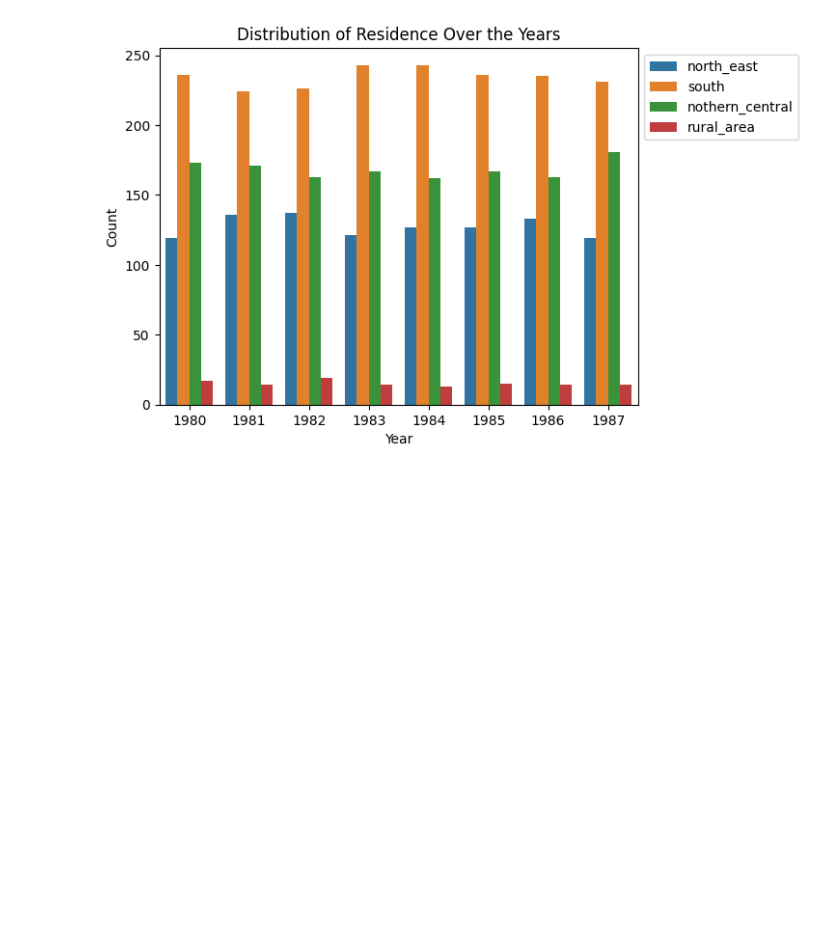
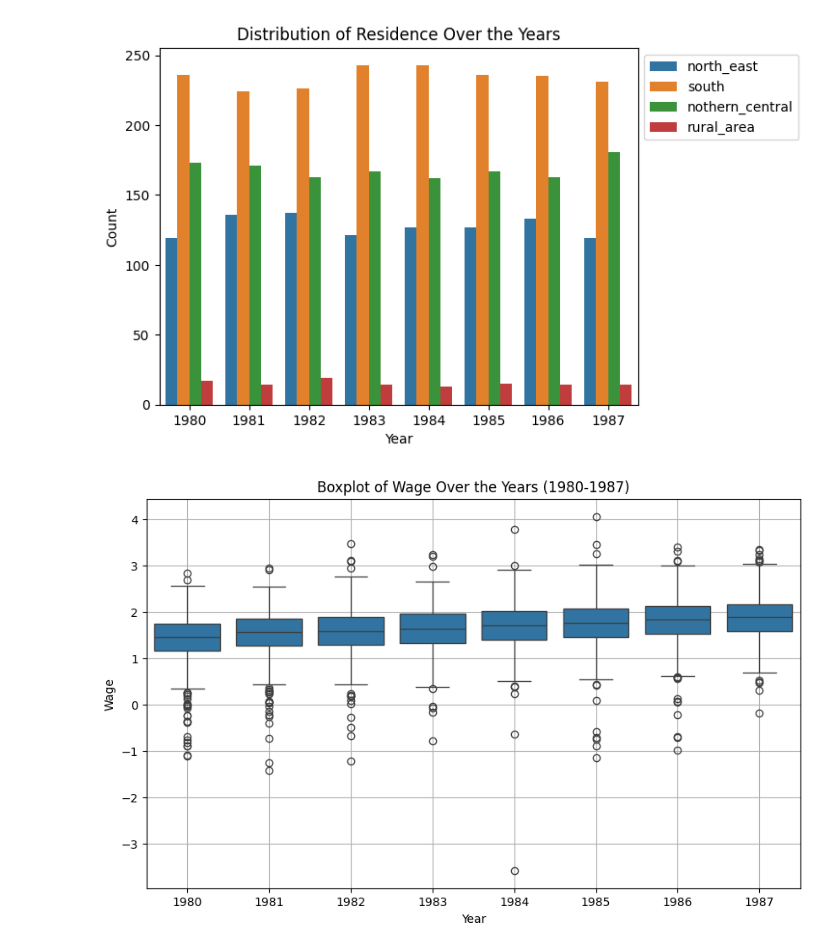
Before and after one commit to levyashvin/exploratory-data-analysis, a Jupyter notebook: males_dataset_analysis.ipynb, the cells around one changed output. Cells and saved outputs as stored; diff of their text form; code cells hidden in the pictures; blank space fills up the shorter version.

```diff
--- a/males_dataset_analysis.ipynb
+++ b/males_dataset_analysis.ipynb
@@ -253,3 +253,14 @@ plt.legend(loc='upper right', bbox_to_anchor=(1.35, 1))
 plt.show()
 # %% [output]
 [figure]
+# %%
+#boxplot for wage over the years
+plt.figure(figsize=(10, 6))
+sns.boxplot(data=data, x='year', y='wage')
+plt.title('Boxplot of Wage Over the Years (1980-1987)')
+plt.xlabel('Year')
+plt.ylabel('Wage')
+plt.grid(True)
+plt.show()
+# %% [output]
+[figure, added]
```
Also changed, not shown: parts of 6 cells of this notebook.
